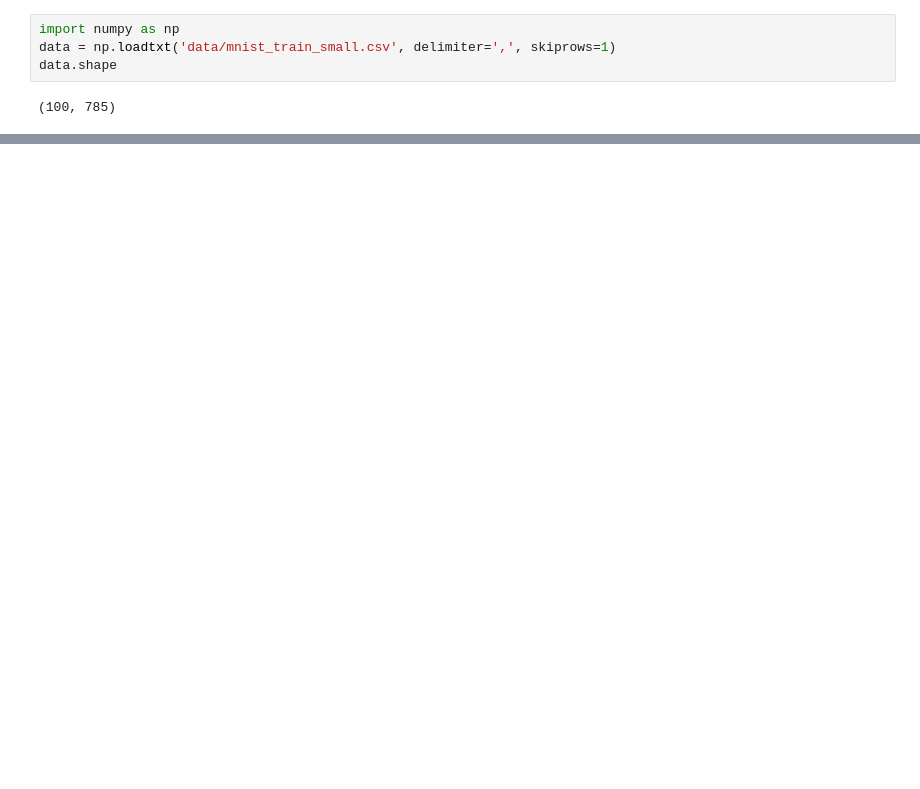
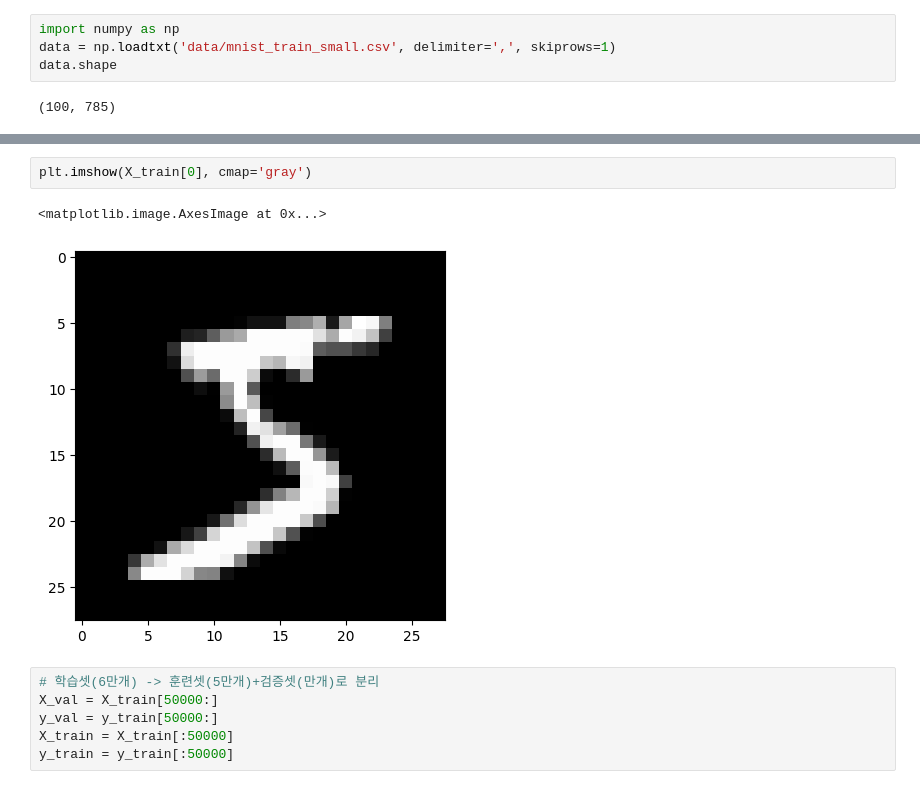
Before and after one commit to jangsh4752/ai_x, a Jupyter notebook: source/05_DeepLearning/08_DNN(딥러닝)_MNIST(손글씨데이터).ipynb, the cells around one changed output, grey strips where cells are left out. Saved outputs shown, nothing was run; the diff lists cells and outputs as text; blank space fills up the shorter version.

```diff
--- a/source/05_DeepLearning/08_DNN(딥러닝)_MNIST(손글씨데이터).ipynb
+++ b/source/05_DeepLearning/08_DNN(딥러닝)_MNIST(손글씨데이터).ipynb
@@ -30,0 +116,11 @@ plt.imshow(img)
+# %%
+plt.imshow(X_train[0], cmap='gray')
+# %% [output]
+<matplotlib.image.AxesImage at 0x...>
+[figure, added]
+# %%
+# 학습셋(6만개) -> 훈련셋(5만개)+검증셋(만개)로 분리
+X_val = X_train[50000:]
+y_val = y_train[50000:]
+X_train = X_train[:50000]
+y_train = y_train[:50000]
```
Also changed, not shown: parts of 46 cells of this notebook, 45 other files.
